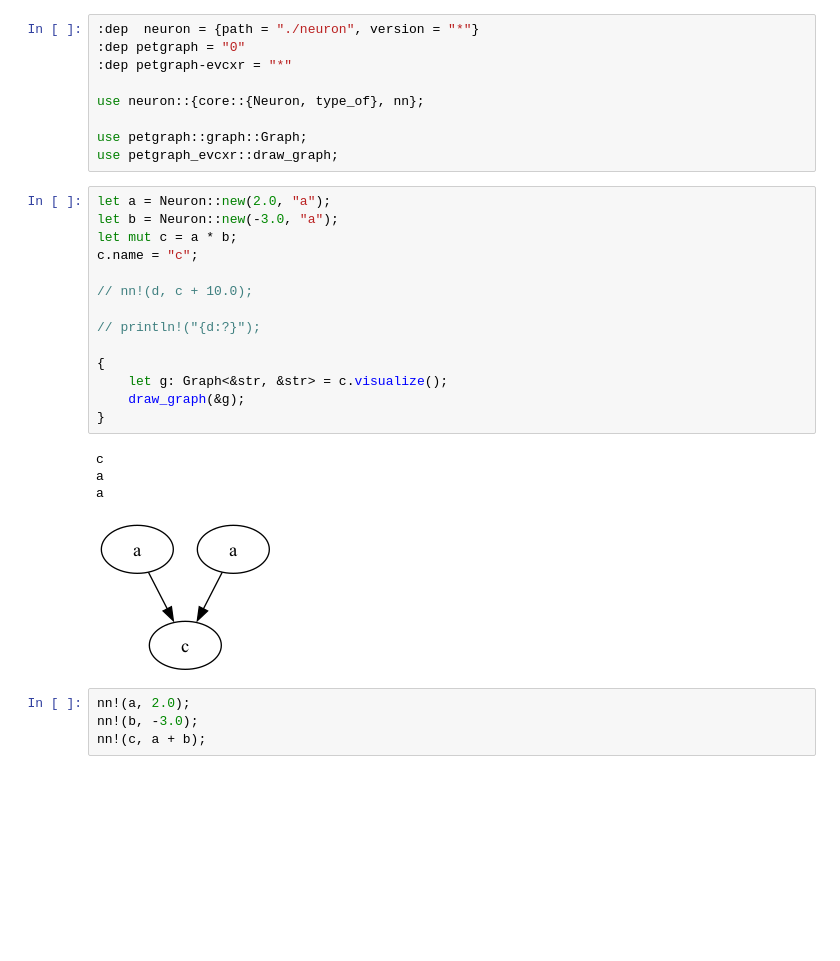
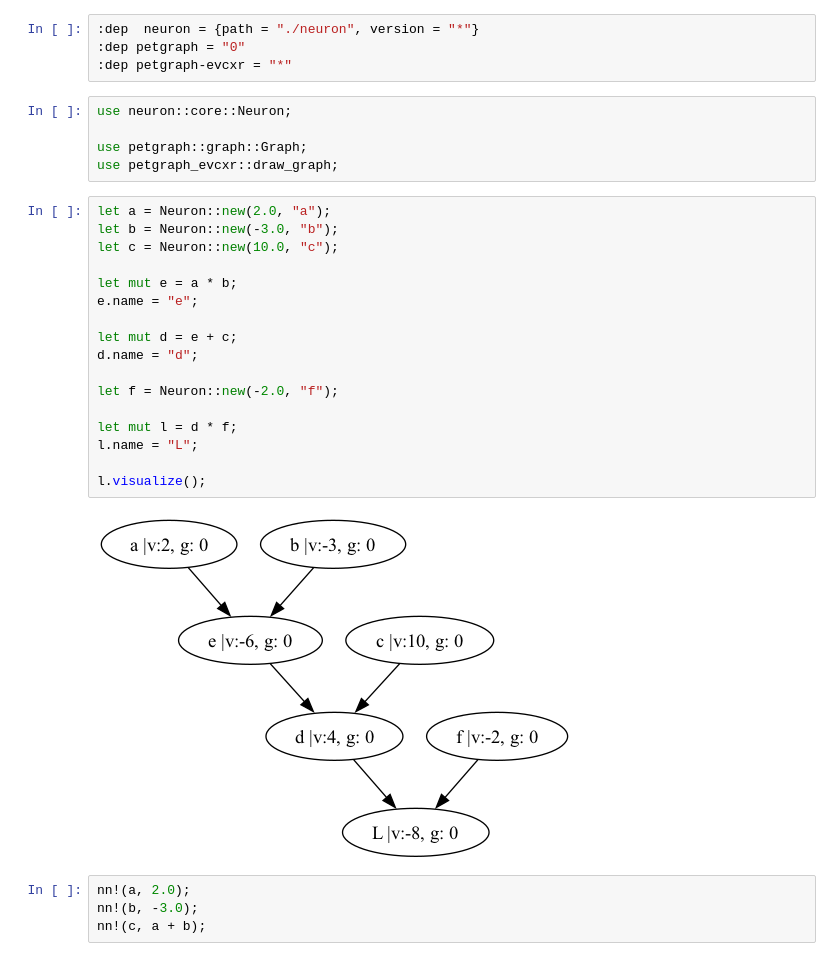
Before and after one commit to distributed-randomness/Neuron, a Jupyter notebook: demo.ipynb, the cells around one changed output. Cells and saved outputs as stored; diff of their text form; blank space fills up the shorter version.

Commit message:
better visualization

```diff
--- a/demo.ipynb
+++ b/demo.ipynb
@@ -2,30 +2,30 @@
 :dep  neuron = {path = "./neuron", version = "*"}
 :dep petgraph = "0"
 :dep petgraph-evcxr = "*"
-
-use neuron::{core::{Neuron, type_of}, nn};
-
-use petgraph::graph::Graph;
-use petgraph_evcxr::draw_graph;
+# %%
+use neuron::core::Neuron;
+
+use petgraph::graph::Graph;
+use petgraph_evcxr::draw_graph;
 # %%
 let a = Neuron::new(2.0, "a");
-let b = Neuron::new(-3.0, "a");
-let mut c = a * b;
-c.name = "c";
+let b = Neuron::new(-3.0, "b");
+let c = Neuron::new(10.0, "c");
 
-// nn!(d, c + 10.0);
+let mut e = a * b;
+e.name = "e";
 
-// println!("{d:?}");
+let mut d = e + c;
+d.name = "d";
 
-{
-    let g: Graph<&str, &str> = c.visualize();
-    draw_graph(&g);
-}
+let f = Neuron::new(-2.0, "f");
+
+let mut l = d * f;
+l.name = "L";
+
+l.visualize();
 # %% [output]
-c
-a
-a
-[figure, old version]
+[figure, new version]
 # %%
 nn!(a, 2.0);
 nn!(b, -3.0);
```
Also changed, not shown: 3 other files.
